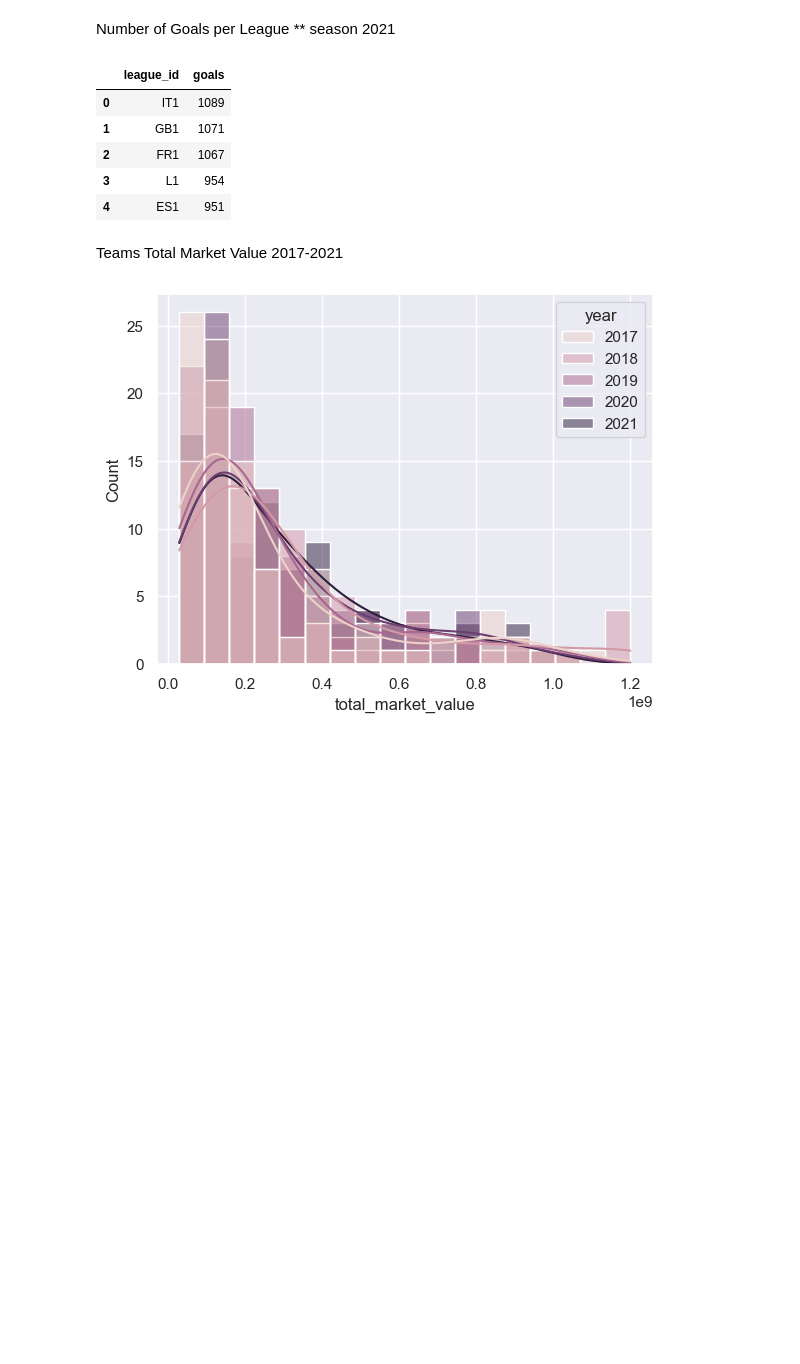
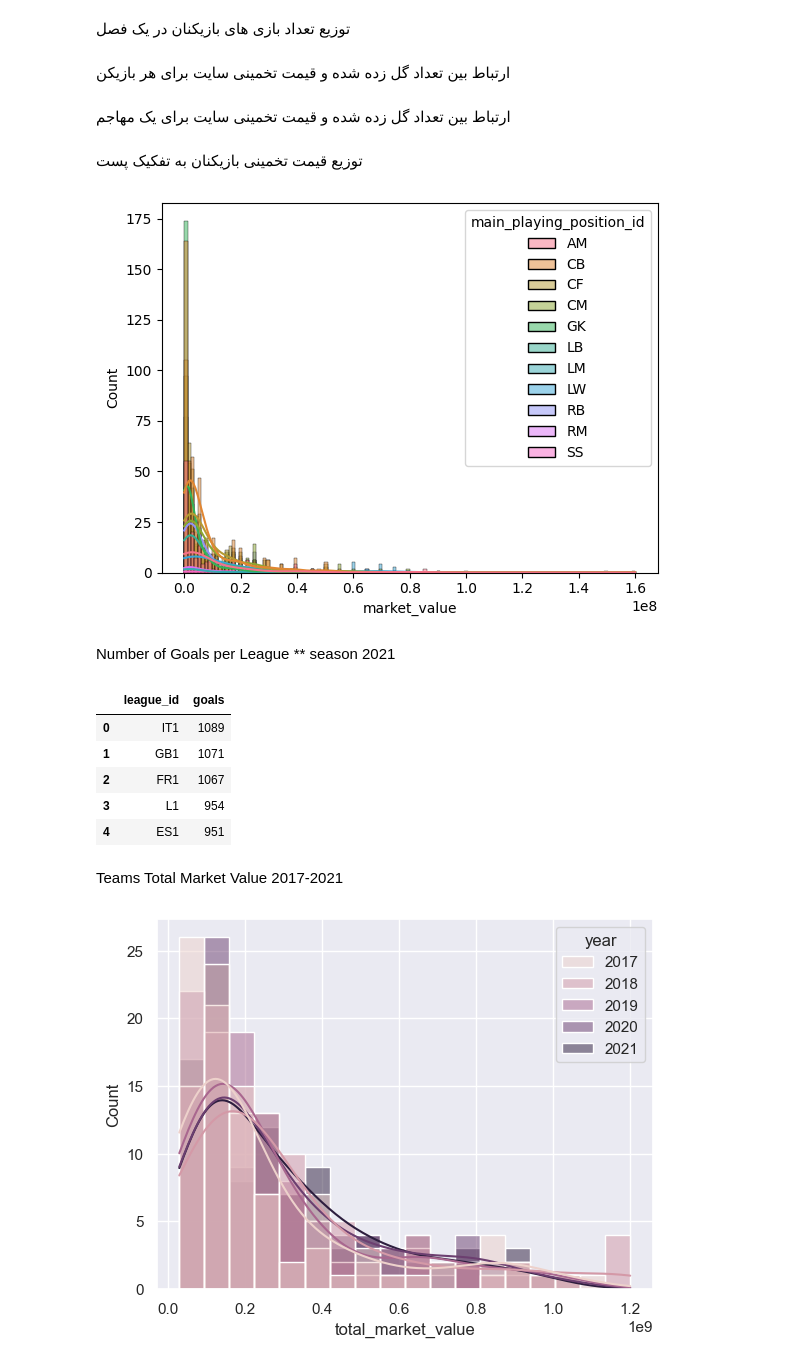
Before and after one commit to mina-naseh/transfermarkt-project, a Jupyter notebook: phase3/descriptive_statistics.ipynb, the cells around one changed output. Saved outputs shown, nothing was run; the diff lists cells and outputs as text; code cells hidden in the pictures; blank space fills up the shorter version.

Commit message:
✨add player market value by position

```diff
--- a/phase3/descriptive_statistics.ipynb
+++ b/phase3/descriptive_statistics.ipynb
@@ -22,6 +22,52 @@ url_object = URL.create(
 )
 
 engine = create_engine(url_object)
+# %% [markdown]
+توزیع تعداد بازی های بازیکنان در یک فصل
+# %% [markdown]
+ارتباط بین تعداد گل زده شده و قیمت تخمینی سایت برای هر بازیکن
+# %% [markdown]
+ارتباط بین تعداد گل زده شده و قیمت تخمینی سایت برای یک مهاجم
+# %% [markdown]
+توزیع قیمت تخمینی بازیکنان به تفکیک پست
+# %%
+with engine.connect() as conn:
+    resultAM = conn.execute(text("SELECT player_id, market_value, main_playing_position_id FROM player_detail INNER JOIN player ON player_detail.player_id = player.id WHERE season = 2021 AND NOT ISNULL(market_value) AND main_playing_position_id = 'AM';"))
+    resultCB = conn.execute(text("SELECT player_id, market_value, main_playing_position_id FROM player_detail INNER JOIN player ON player_detail.player_id = player.id WHERE season = 2021 AND NOT ISNULL(market_value) AND main_playing_position_id = 'CB';"))
+    resultCF = conn.execute(text("SELECT player_id, market_value, main_playing_position_id FROM player_detail INNER JOIN player ON player_detail.player_id = player.id WHERE season = 2021 AND NOT ISNULL(market_value) AND main_playing_position_id = 'CF';"))
+    resultCM = conn.execute(text("SELECT player_id, market_value, main_playing_position_id FROM player_detail INNER JOIN player ON player_detail.player_id = player.id WHERE season = 2021 AND NOT ISNULL(market_value) AND main_playing_position_id = 'CM';"))
+    resultDM = conn.execute(text("SELECT player_id, market_value, main_playing_position_id FROM player_detail INNER JOIN player ON player_detail.player_id = player.id WHERE season = 2021 AND NOT ISNULL(market_value) AND main_playing_position_id = 'DM';"))
+    resultGK = conn.execute(text("SELECT player_id, market_value, main_playing_position_id FROM player_detail INNER JOIN player ON player_detail.player_id = player.id WHERE season = 2021 AND NOT ISNULL(market_value) AND main_playing_position_id = 'GK';"))
+    resultLB = conn.execute(text("SELECT player_id, market_value, main_playing_position_id FROM player_detail INNER JOIN player ON player_detail.player_id = player.id WHERE season = 2021 AND NOT ISNULL(market_value) AND main_playing_position_id = 'LB';"))
+    resultLM = conn.execute(text("SELECT player_id, market_value, main_playing_position_id FROM player_detail INNER JOIN player ON player_detail.player_id = player.id WHERE season = 2021 AND NOT ISNULL(market_value) AND main_playing_position_id = 'LM';"))
+    resultLW = conn.execute(text("SELECT player_id, market_value, main_playing_position_id FROM player_detail INNER JOIN player ON player_detail.player_id = player.id WHERE season = 2021 AND NOT ISNULL(market_value) AND main_playing_position_id = 'LW';"))
+    resultRB = conn.execute(text("SELECT player_id, market_value, main_playing_position_id FROM player_detail INNER JOIN player ON player_detail.player_id = player.id WHERE season = 2021 AND NOT ISNULL(market_value) AND main_playing_position_id = 'RB';"))
+    resultRM = conn.execute(text("SELECT player_id, market_value, main_playing_position_id FROM player_detail INNER JOIN player ON player_detail.player_id = player.id WHERE season = 2021 AND NOT ISNULL(market_value) AND main_playing_position_id = 'RM';"))
+    resultRW = conn.execute(text("SELECT player_id, market_value, main_playing_position_id FROM player_detail INNER JOIN player ON player_detail.player_id = player.id WHERE season = 2021 AND NOT ISNULL(market_value) AND main_playing_position_id = 'RW';"))
+    resultSS = conn.execute(text("SELECT player_id, market_value, main_playing_position_id FROM player_detail INNER JOIN player ON player_detail.player_id = player.id WHERE season = 2021 AND NOT ISNULL(market_value) AND main_playing_position_id = 'SS';"))
+
+AM_mv = pd.DataFrame(resultAM.all())
+CB_mv = pd.DataFrame(resultCB.all())
+CF_mv = pd.DataFrame(resultCF.all())
+CM_mv = pd.DataFrame(resultCM.all())
+DM_mv = pd.DataFrame(resultCB.all())
+GK_mv = pd.DataFrame(resultGK.all())
+LB_mv = pd.DataFrame(resultLB.all())
+LM_mv = pd.DataFrame(resultLM.all())
+LW_mv = pd.DataFrame(resultLW.all())
+RB_mv = pd.DataFrame(resultRB.all())
+RM_mv = pd.DataFrame(resultRM.all())
+SS_mv = pd.DataFrame(resultSS.all())
+
+
+
+df = pd.concat(axis=0, ignore_index=True, objs=[AM_mv, CB_mv, CF_mv, CM_mv, DM_mv, GK_mv, LB_mv, LM_mv, LW_mv, RB_mv, RM_mv, SS_mv])
+
+
+fig, ax = plt.subplots()
+sns.histplot(data=df, x="market_value", hue="main_playing_position_id", ax=ax, kde=True);
+# %% [output]
+[figure, added]
 # %% [markdown]
 Number of Goals per League
 ** season 2021
```
